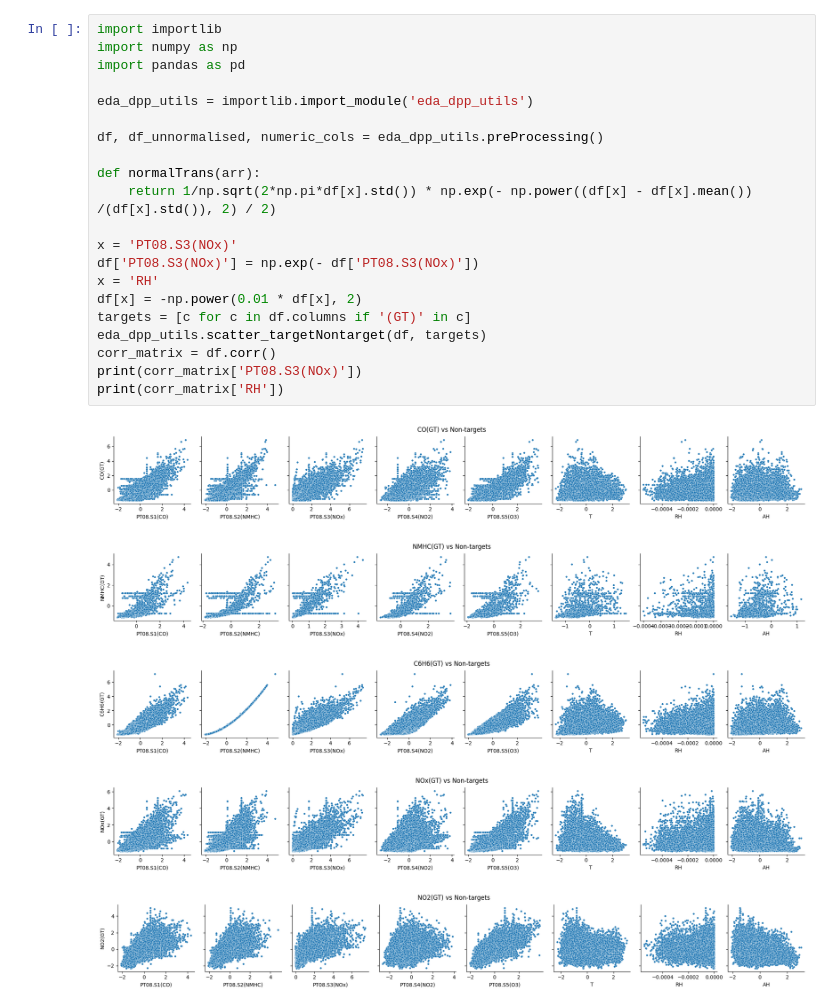
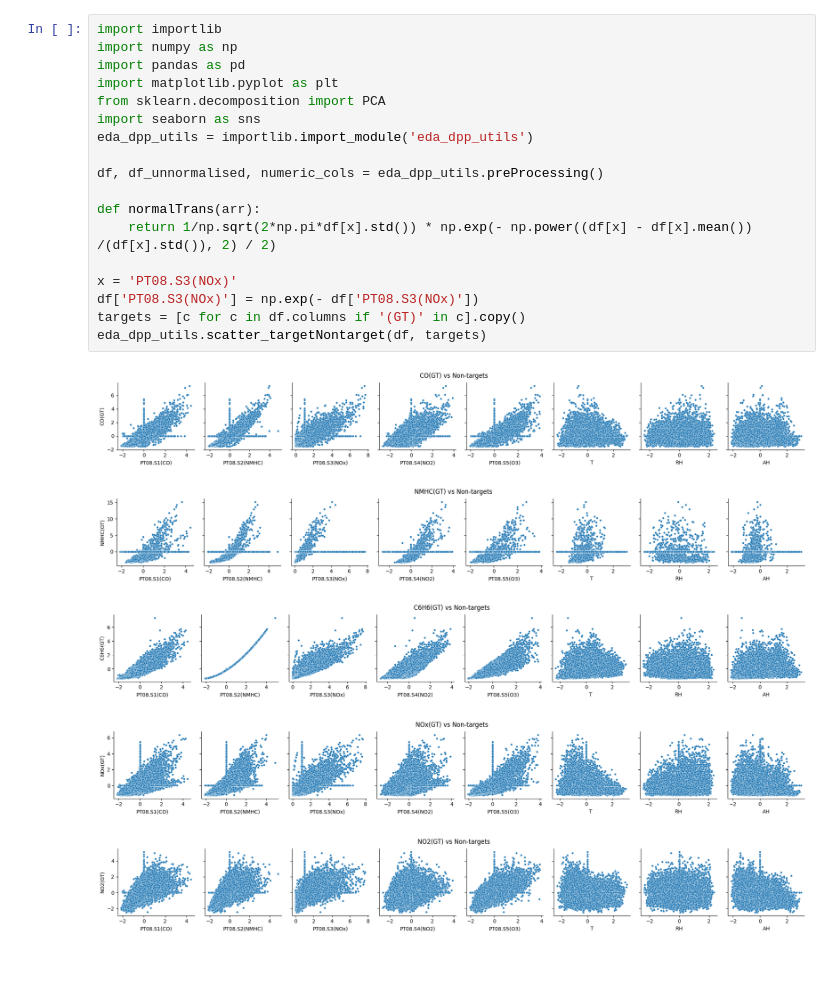
Before and after one commit to twelevenee/forecasting_air_pollution, a Jupyter notebook: feature_eng_shardul.ipynb, the cells around one changed output. Saved outputs shown, nothing was run; the diff lists cells and outputs as text; blank space fills up the shorter version.

```diff
--- a/feature_eng_shardul.ipynb
+++ b/feature_eng_shardul.ipynb
@@ -1,27 +1,24 @@
 # %%
 import importlib
 import numpy as np
 import pandas as pd
-
+import matplotlib.pyplot as plt
+from sklearn.decomposition import PCA
+import seaborn as sns
 eda_dpp_utils = importlib.import_module('eda_dpp_utils')
 
 df, df_unnormalised, numeric_cols = eda_dpp_utils.preProcessing()
 
 def normalTrans(arr):
     return 1/np.sqrt(2*np.pi*df[x].std()) * np.exp(- np.power((df[x] - df[x].mean()) /(df[x].std()), 2) / 2)
 
 x = 'PT08.S3(NOx)'
 df['PT08.S3(NOx)'] = np.exp(- df['PT08.S3(NOx)'])
-x = 'RH'
-df[x] = -np.power(0.01 * df[x], 2)
-targets = [c for c in df.columns if '(GT)' in c]
+targets = [c for c in df.columns if '(GT)' in c].copy()
 eda_dpp_utils.scatter_targetNontarget(df, targets)
-corr_matrix = df.corr()
-print(corr_matrix['PT08.S3(NOx)'])
-print(corr_matrix['RH'])
 # %% [output]
-[figure, old version]
+[figure, new version]
-[figure, old version]
+[figure, new version]
-[figure, old version]
+[figure, new version]
-[figure, old version]
+[figure, new version]
-[figure, old version]
+[figure, new version]
```
Also changed, not shown: parts of 4 cells of this notebook, 1 other file.
